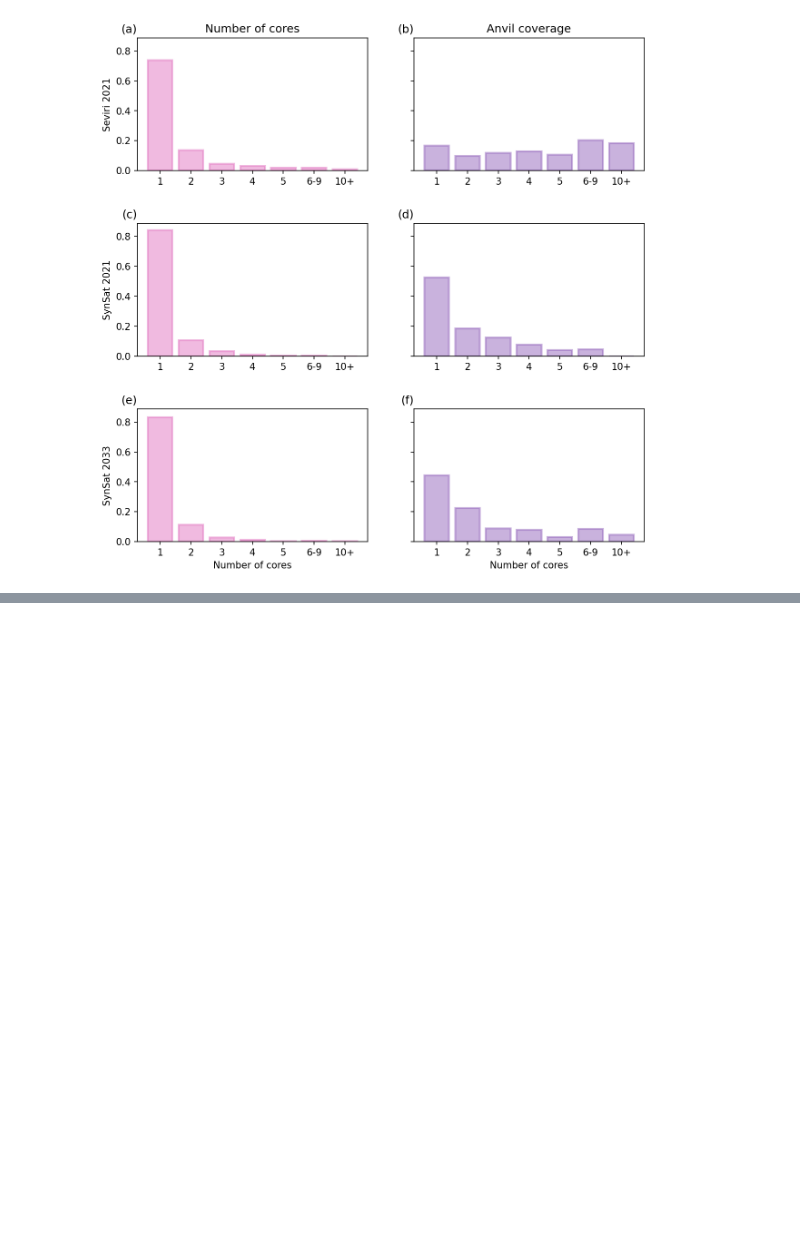
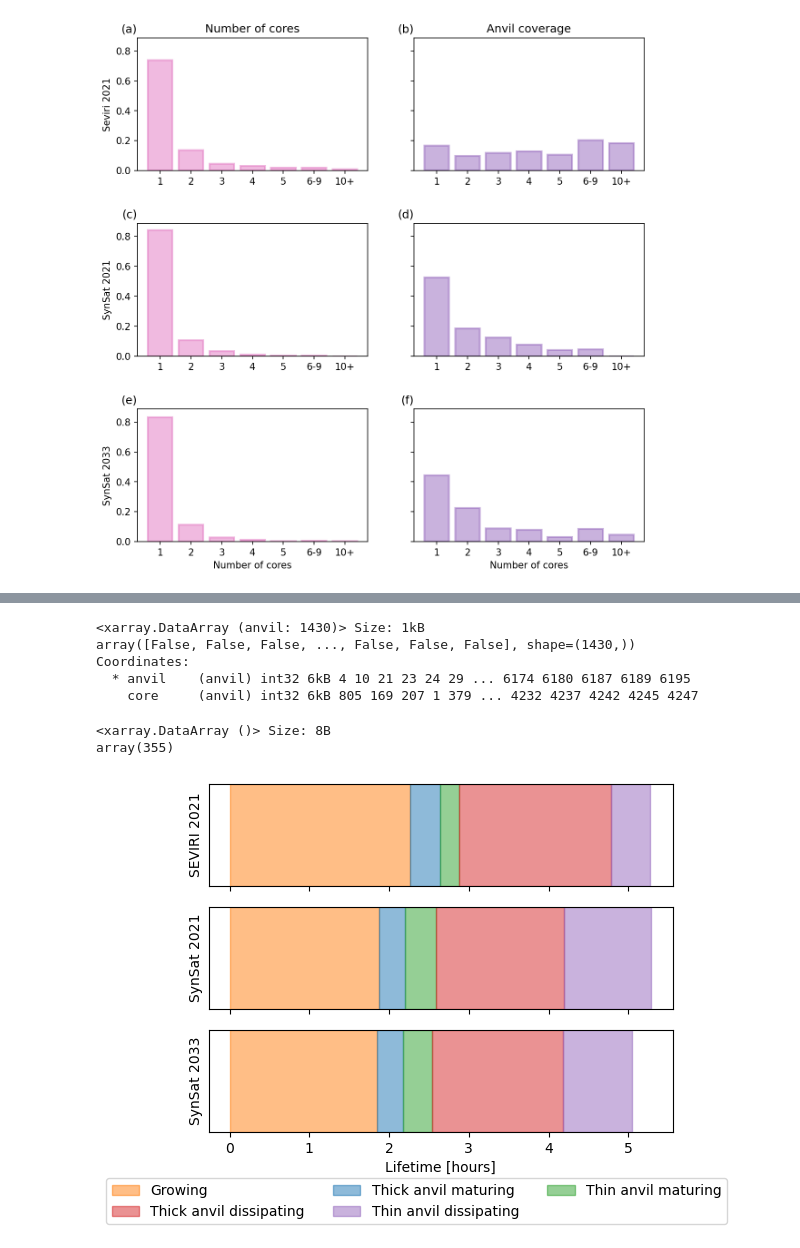
Before and after one commit to w-k-jones/NextGEMS_SynSat, a Jupyter notebook: notebooks/11_analysis.ipynb, the cells around one changed output, grey strips where cells are left out. Cells and saved outputs as stored; diff of their text form; code cells hidden in the pictures; blank space fills up the shorter version.

```diff
--- a/notebooks/11_analysis.ipynb
+++ b/notebooks/11_analysis.ipynb
@@ -1258 +1258,66 @@ plt.subplots_adjust(left=0.175, top=0.925,  bottom=0.2)
+# %%
+anvil_is_valid(seviri_2021_ds) & (seviri_2021_ds.anvil_core_count == 1)
+# %% [output]
+<xarray.DataArray (anvil: 1430)> Size: 1kB
+array([False, False, False, ..., False, False, False], shape=(1430,))
+Coordinates:
+  * anvil    (anvil) int32 6kB 4 10 21 23 24 29 ... 6174 6180 6187 6189 6195
+    core     (anvil) int32 6kB 805 169 207 1 379 ... 4232 4237 4242 4245 4247
+# %%
+(anvil_is_valid(seviri_2021_ds) & (seviri_2021_ds.anvil_core_count == 1)).sum()
+# %% [output]
+<xarray.DataArray ()> Size: 8B
+array(355)
+# %%
+fig, axes = plt.subplots(3, 1, sharex=True)
+
+for ds, ax in zip([seviri_2021_ds, synsat_2021_ds, synsat_2033_ds], axes):
+
+    single_core_anvil = (anvil_is_valid(ds) & (ds.anvil_core_count == 1))
+
+    min_bt_t = np.nanmean((ds.thick_anvil_min_bt_t - ds.thick_anvil_start_t)[single_core_anvil].values).astype(int) / 3.6e12
+    max_thick_area_t = np.nanmean((ds.thick_anvil_max_area_t - ds.thick_anvil_start_t)[single_core_anvil].values).astype(int) / 3.6e12
+    max_thin_area_t = np.nanmean((ds.thin_anvil_max_area_t - ds.thick_anvil_start_t)[single_core_anvil].values).astype(int) / 3.6e12
+    thick_lifetime_t = np.nanmean((ds.thick_anvil_end_t - ds.thick_anvil_start_t)[single_core_anvil].values).astype(int) / 3.6e12
+    thin_lifetime_t = np.nanmean((ds.thin_anvil_end_t - ds.thick_anvil_start_t)[single_core_anvil].values).astype(int) / 3.6e12
+
+    f1 = ax.fill_between([0,min_bt_t],[0,0],[1,1],color="C1",alpha=0.5)
+    # ax.axvline(x=min_bt_t, color='k', linestyle="--", linewidth=1.5)
+
+    f2 = ax.fill_between([min_bt_t, max_thick_area_t],[0,0],[1,1],
+                    color="C0",alpha=0.5)
+    # ax.axvline(x=max_thick_area_t, color='k', linestyle="--", linewidth=1.5)
+
+    f3 = ax.fill_between([max_thick_area_t, max_thin_area_t],[0,0],[1,1],
+                    color="C2",alpha=0.5)
+    # ax.axvline(x=max_thin_area_t, color='k', linestyle="--", linewidth=1.5)
+
+    f4 = ax.fill_between([max_thin_area_t, thick_lifetime_t],[0,0],[1,1],
+                    color="C3",alpha=0.5)
+    # ax.axvline(x=thick_lifetime_t, color='k', linestyle="--", linewidth=1.5)
+
+    f5 = ax.fill_between([thick_lifetime_t, thin_lifetime_t],[0,0],[1,1],
+                    color="C4",alpha=0.5)
+
+    ax.set_yticks([])
+    ax.set_ylim([0,1])
+    # ax.set_xlim([0,7.5])
+
+plt.xlabel("Lifetime [hours]")
+
+axes[0].set_ylabel("SEVIRI 2021")
+axes[1].set_ylabel("SynSat 2021")
+axes[2].set_ylabel("SynSat 2033")
+
+
+
+fig.legend(
+    [f1,f4,f2,f5,f3],
+    ["Growing", "Thick anvil dissipating", "Thick anvil maturing", "Thin anvil dissipating", "Thin anvil maturing"],
+    loc="lower center", ncol=3
+)
+
+plt.subplots_adjust(left=0.175, top=0.925,  bottom=0.2)
+# %% [output]
+[figure, added]
 # %%
```
Also changed, not shown: parts of 4 cells of this notebook.
